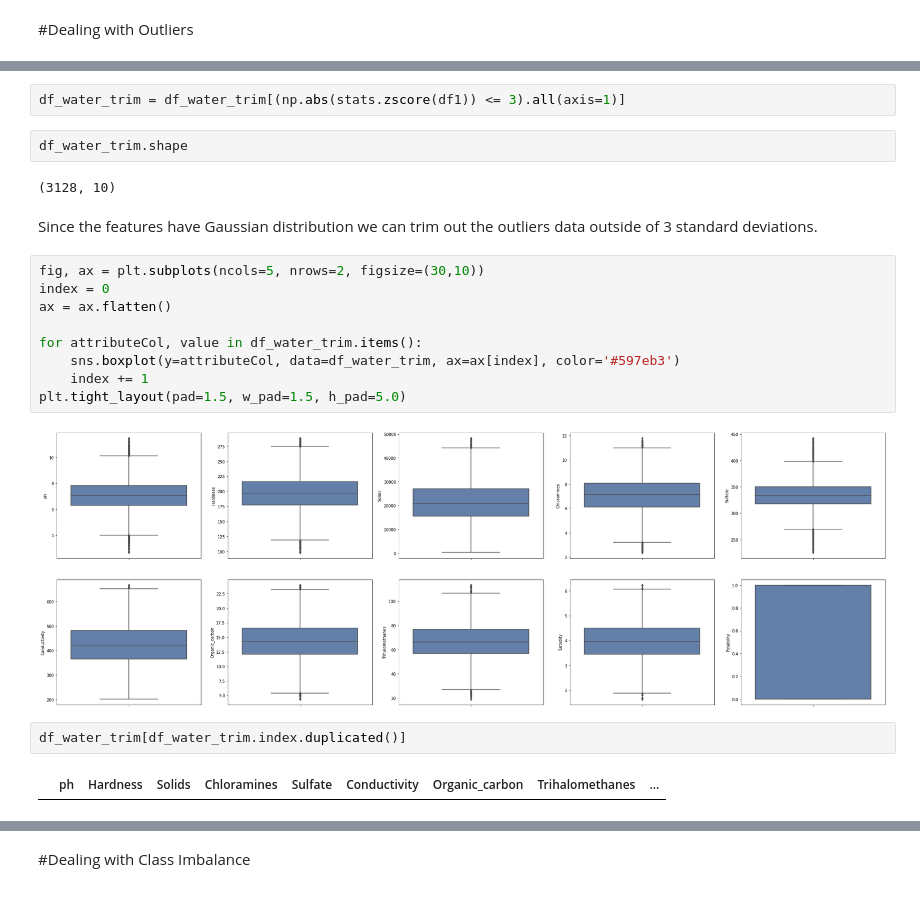
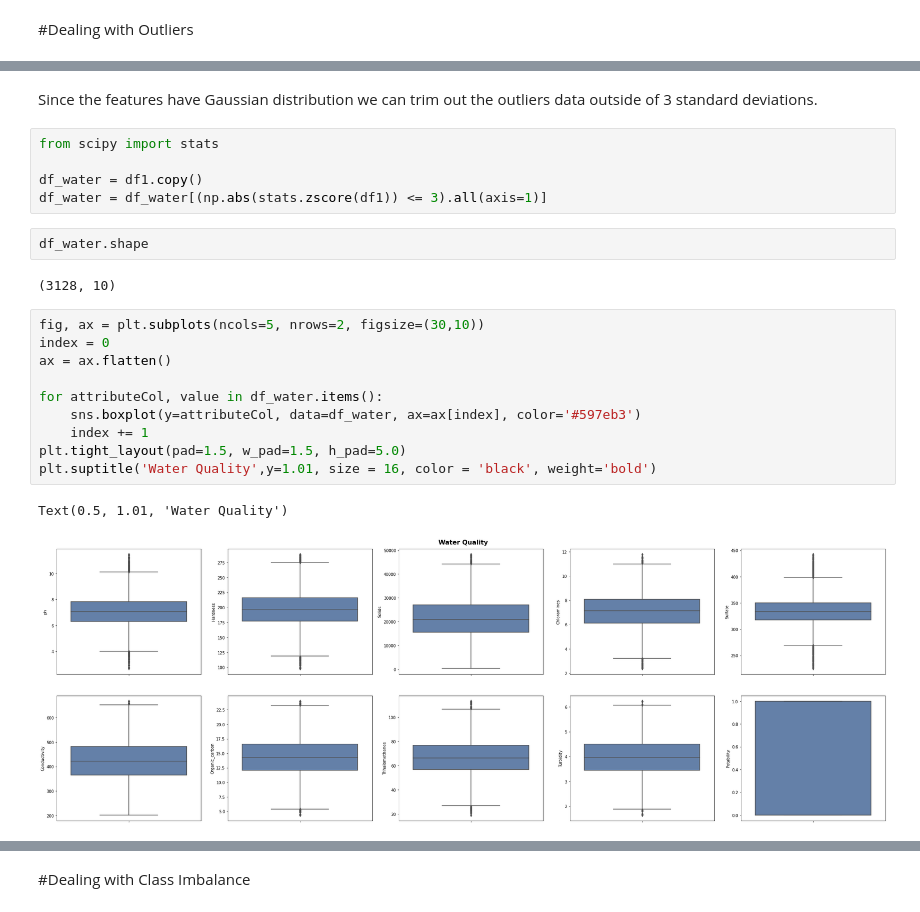
Before and after one commit to annsam0115/Water-Classification-Capstone-Project, a Jupyter notebook: CIND820_CapstoneProject_ASAM.ipynb, the cells around one changed output, grey strips where cells are left out. Cells and saved outputs as stored; diff of their text form.

```diff
--- a/CIND820_CapstoneProject_ASAM.ipynb
+++ b/CIND820_CapstoneProject_ASAM.ipynb
@@ -293,23 +261,24 @@ df_water_trim
-# %%
-df_water_trim = df_water_trim[(np.abs(stats.zscore(df1)) <= 3).all(axis=1)]
-# %%
-df_water_trim.shape
-# %% [output]
-(3128, 10)
 # %% [markdown]
 Since the features have Gaussian distribution we can trim out the outliers data outside of 3 standard deviations.
+# %%
+from scipy import stats
+
+df_water = df1.copy()
+df_water = df_water[(np.abs(stats.zscore(df1)) <= 3).all(axis=1)]
+# %%
+df_water.shape
+# %% [output]
+(3128, 10)
 # %%
 fig, ax = plt.subplots(ncols=5, nrows=2, figsize=(30,10))
 index = 0
 ax = ax.flatten()
 
-for attributeCol, value in df_water_trim.items():
-    sns.boxplot(y=attributeCol, data=df_water_trim, ax=ax[index], color='#597eb3')
+for attributeCol, value in df_water.items():
+    sns.boxplot(y=attributeCol, data=df_water, ax=ax[index], color='#597eb3')
     index += 1
 plt.tight_layout(pad=1.5, w_pad=1.5, h_pad=5.0)
+plt.suptitle('Water Quality',y=1.01, size = 16, color = 'black', weight='bold')
 # %% [output]
+Text(0.5, 1.01, 'Water Quality')
-[figure, old version]
+[figure, new version]
-# %%
-df_water_trim[df_water_trim.index.duplicated()]
-# %% [output]
-|  | ph | Hardness | Solids | Chloramines | Sulfate | Conductivity | Organic_carbon | Trihalomethanes | ... |
```
Also changed, not shown: parts of 36 cells of this notebook.
